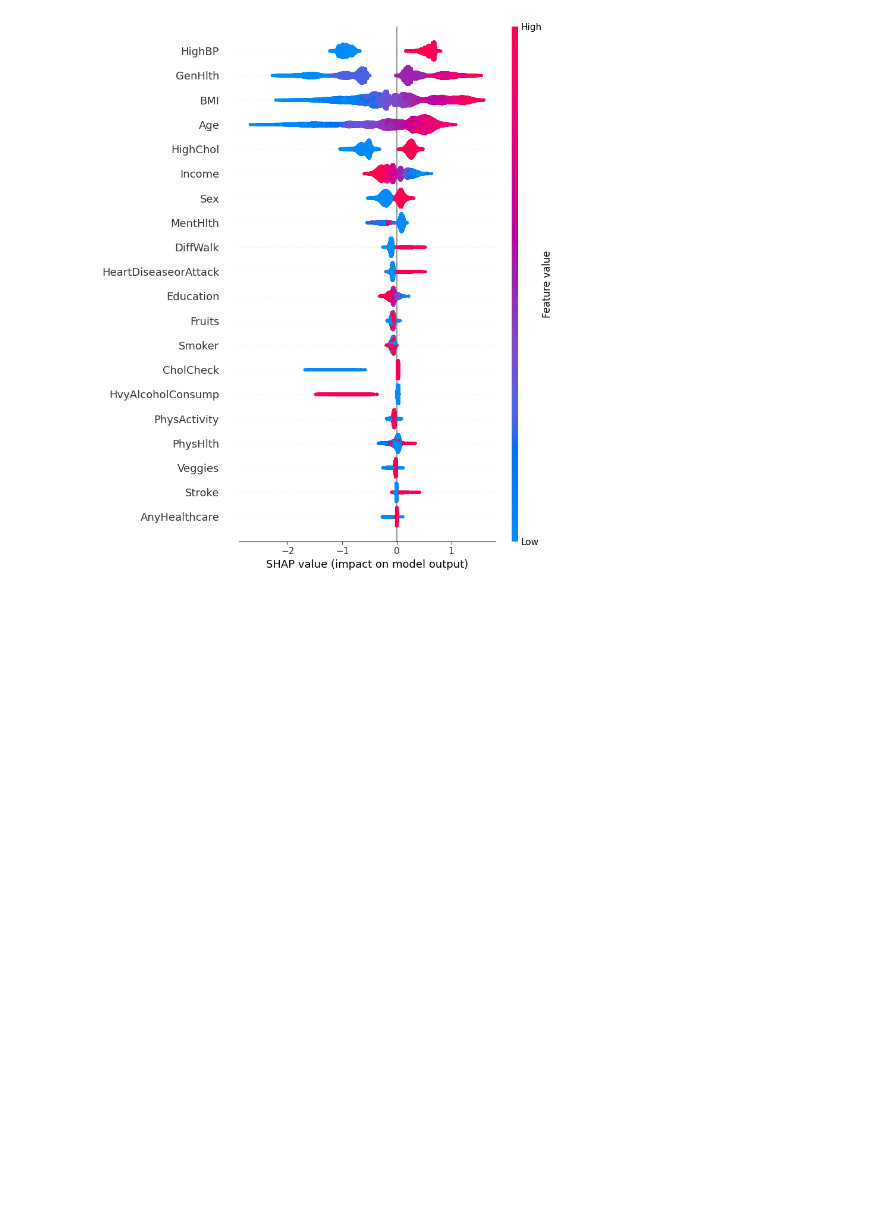
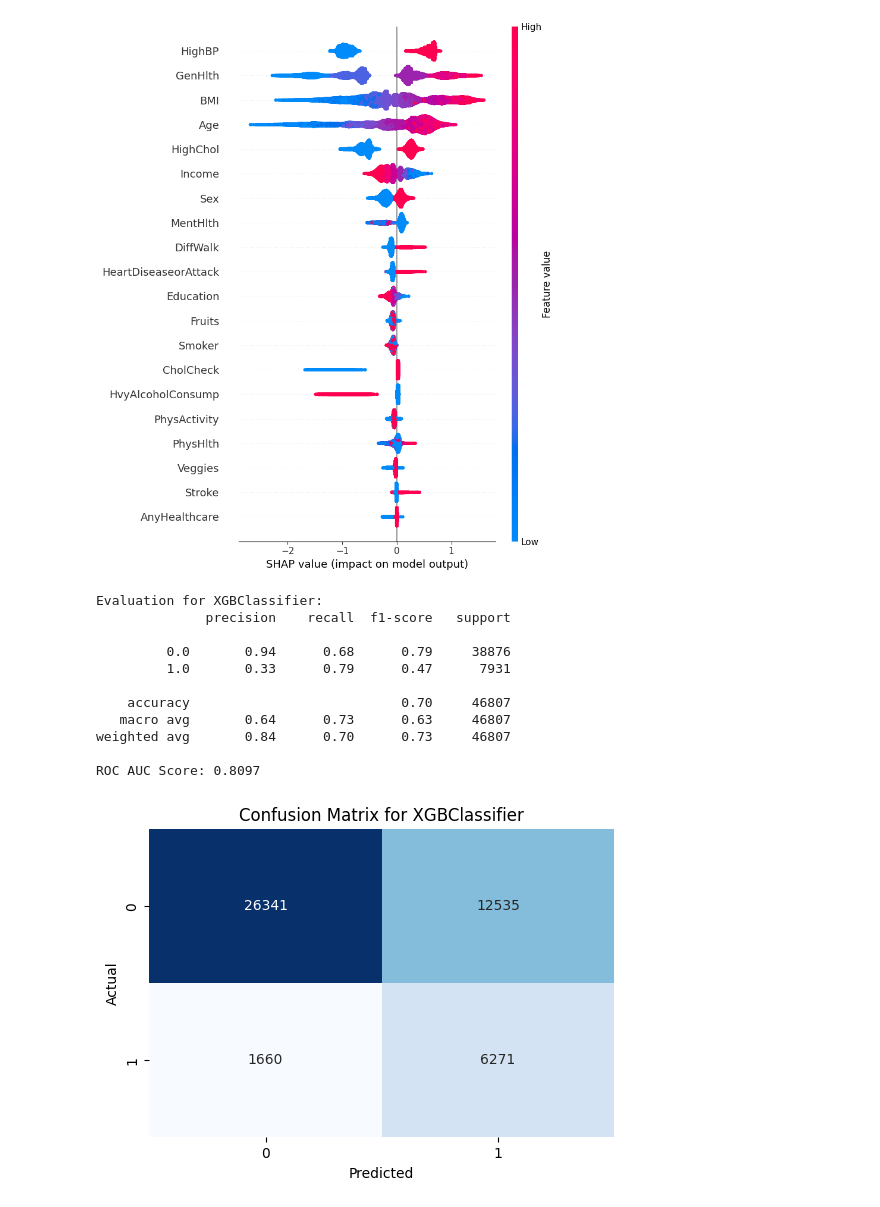
Before and after one commit to ausathdzil/diabetes-prediction, a Jupyter notebook: notebooks/diabetes_prediction.ipynb, the cells around one changed output. Cells and saved outputs as stored; diff of their text form; code cells hidden in the pictures; blank space fills up the shorter version.

Commit message:
feat: 5050 benchmark

```diff
--- a/notebooks/diabetes_prediction.ipynb
+++ b/notebooks/diabetes_prediction.ipynb
@@ -408,3 +330,37 @@ shap.summary_plot(shap_values, X_test)
 Calculating SHAP values...
 Generating SHAP Summary Plot...
 [figure]
+# %%
+# Benchmark against 5050 dataset
+
+df_5050 = pd.read_csv('../data/diabetes_binary_5050split_health_indicators_BRFSS2015.csv')
+
+X_5050 = df_5050.drop('Diabetes_binary', axis=1)
+y_5050 = df_5050['Diabetes_binary']
+
+# Use exact tuned parameters from grid search for a fair comparison
+xgb_5050 = XGBClassifier(
+    learning_rate=0.05,
+    max_depth=5,
+    n_estimators=200,
+    random_state=42,
+    eval_metric='logloss',
+    n_jobs=-1
+)
+
+xgb_5050.fit(X_5050, y_5050)
+
+evaluate_model(xgb_5050, X_test, y_test)
+# %% [output]
+Evaluation for XGBClassifier:
+              precision    recall  f1-score   support
+
+         0.0       0.94      0.68      0.79     38876
+         1.0       0.33      0.79      0.47      7931
+
+    accuracy                           0.70     46807
+   macro avg       0.64      0.73      0.63     46807
+weighted avg       0.84      0.70      0.73     46807
+
+ROC AUC Score: 0.8097
+[figure, added]
```
Also changed, not shown: parts of 4 cells of this notebook.
